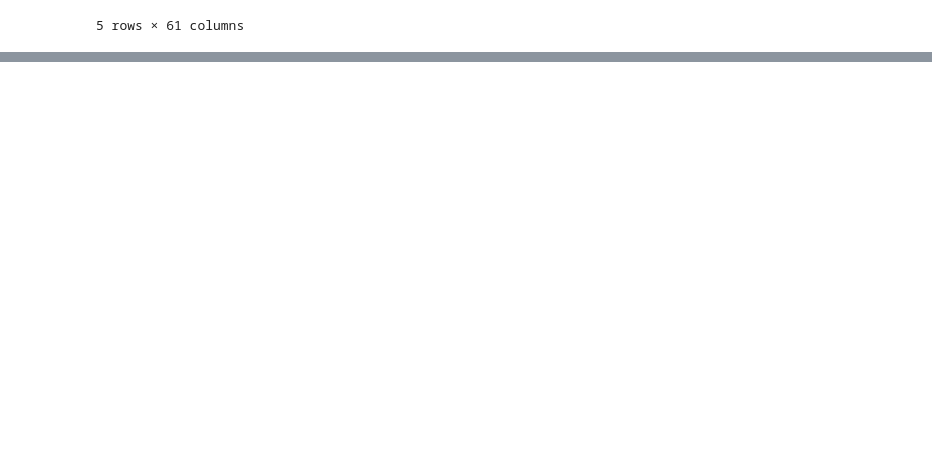
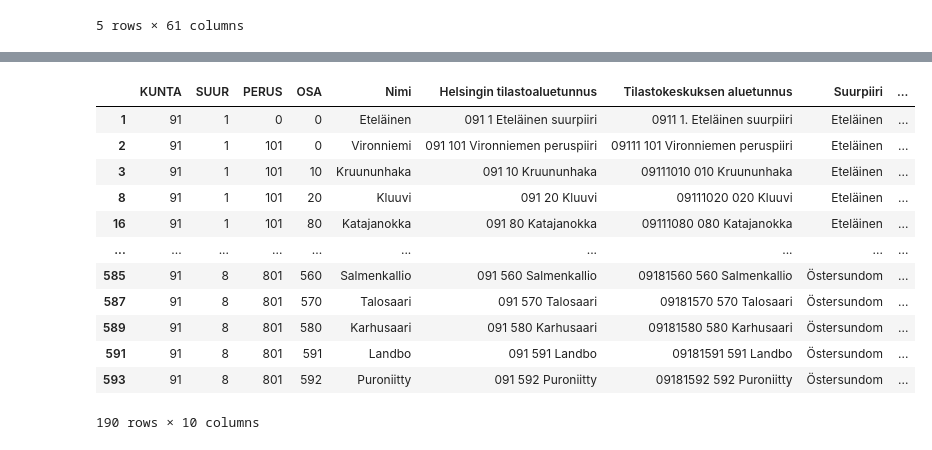
Before and after one commit to phuvio/Introduction-to-Data-Science, a Jupyter notebook: src/Introduction to Data Science - miniproject.ipynb, the cells around one changed output, grey strips where cells are left out. Cells and saved outputs as stored; diff of their text form; code cells hidden in the pictures; blank space fills up the shorter version.

Commit message:
Helsinki district data added and cleaned

```diff
--- a/src/Introduction to Data Science - miniproject.ipynb
+++ b/src/Introduction to Data Science - miniproject.ipynb
@@ -780,0 +783,13 @@ type_of_house.head()
+# %%
+import pandas as pd
+import numpy as np
+
+# Install required version of openpyxl if needed
+#!pip install openpyxl==3.0.10
+
+# Read excel file from repository, remove the introductory row 0 and the last row without real data
+# Original web address to file: 'https://www.hel.fi/hel2/tietokeskus/data/helsinki/Helsingin_aluejaot_2016.xlsx'
+districts = pd.read_excel('../Data_sourcefiles/Helsingin_aluejaot_2016.xlsx',
+                          sheet_name='Aluejako', skiprows=1, skipfooter=1)
+
+districts
@@ -780,0 +810,49 @@ type_of_house.head()
+# %%
+# Remove unneeded columns
+districts = districts.drop(['KOKOTUN', 'PIEN'], axis=1)
+
+# Change numerical columns to ints
+districts = districts.astype({'KUNTA': int,
+                        'SUUR': int,
+                        'PERUS': int,
+                        'OSA': int,
+                       })
+
+# Remove level for 'pienalue'
+districts = districts[districts['Nimi'].notna()]
+
+# Filter out the row for city level
+districts = districts[districts['SUUR'] != 0]
+
+# Make a new column for the names of 'suurpiiri' and fill values down
+districts['Suurpiiri'] = districts['Nimi'].where((districts['SUUR'] != 0) & (districts['PERUS'] == 0)).ffill()
+
+# Make a new column for the names of 'peruspiiri' and fill values down
+districts['Peruspiiri'] = districts['Nimi'].where((districts['PERUS'] != 0) & (districts['OSA'] == 0)).ffill()
+# Replace name with 0 for level 'suurpiiri'
+districts['Peruspiiri'] = districts['PERUS'].where(districts['PERUS'] == 0, districts['Peruspiiri'])
+
+
+# Make a new column for the names of 'osa-alue' and fill values down
+districts['Osa-alue'] = districts['Nimi'].where(districts['OSA'] != 0).ffill()
+# Replace name with 0 for levels 'suurpiiri' and 'peruspiiri',
+districts['Osa-alue'] = districts['OSA'].where(districts['OSA'] == 0, districts['Osa-alue'])
+
+# # Remove original rows for 'suurpiiri' and 'peruspiiri' if more flat data is needed
+# districts = districts[districts['OSA'] != 0]
+
+districts
+# %% [output]
+|  | KUNTA | SUUR | PERUS | OSA | Nimi | Helsingin tilastoaluetunnus | Tilastokeskuksen aluetunnus | Suurpiiri | ... |
+| 1 | 91 | 1 | 0 | 0 | Eteläinen | 091 1 Eteläinen suurpiiri | 0911 1. Eteläinen suurpiiri | Eteläinen | ... |
+| 2 | 91 | 1 | 101 | 0 | Vironniemi | 091 101 Vironniemen peruspiiri | 09111 101 Vironniemen peruspiiri | Eteläinen | ... |
+| 3 | 91 | 1 | 101 | 10 | Kruununhaka | 091 10 Kruununhaka | 09111010 010 Kruununhaka | Eteläinen | ... |
+| 8 | 91 | 1 | 101 | 20 | Kluuvi | 091 20 Kluuvi | 09111020 020 Kluuvi | Eteläinen | ... |
+| 16 | 91 | 1 | 101 | 80 | Katajanokka | 091 80 Katajanokka | 09111080 080 Katajanokka | Eteläinen | ... |
+| ... | ... | ... | ... | ... | ... | ... | ... | ... | ... |
+| 585 | 91 | 8 | 801 | 560 | Salmenkallio | 091 560 Salmenkallio | 09181560 560 Salmenkallio | Östersundom | ... |
+| 587 | 91 | 8 | 801 | 570 | Talosaari | 091 570 Talosaari | 09181570 570 Talosaari | Östersundom | ... |
+| 589 | 91 | 8 | 801 | 580 | Karhusaari | 091 580 Karhusaari | 09181580 580 Karhusaari | Östersundom | ... |
+| 591 | 91 | 8 | 801 | 591 | Landbo | 091 591 Landbo | 09181591 591 Landbo | Östersundom | ... |
+| 593 | 91 | 8 | 801 | 592 | Puroniitty | 091 592 Puroniitty | 09181592 592 Puroniitty | Östersundom | ... |
+190 rows × 10 columns
```
Also changed, not shown: parts of 3 cells of this notebook, 2 other files.
